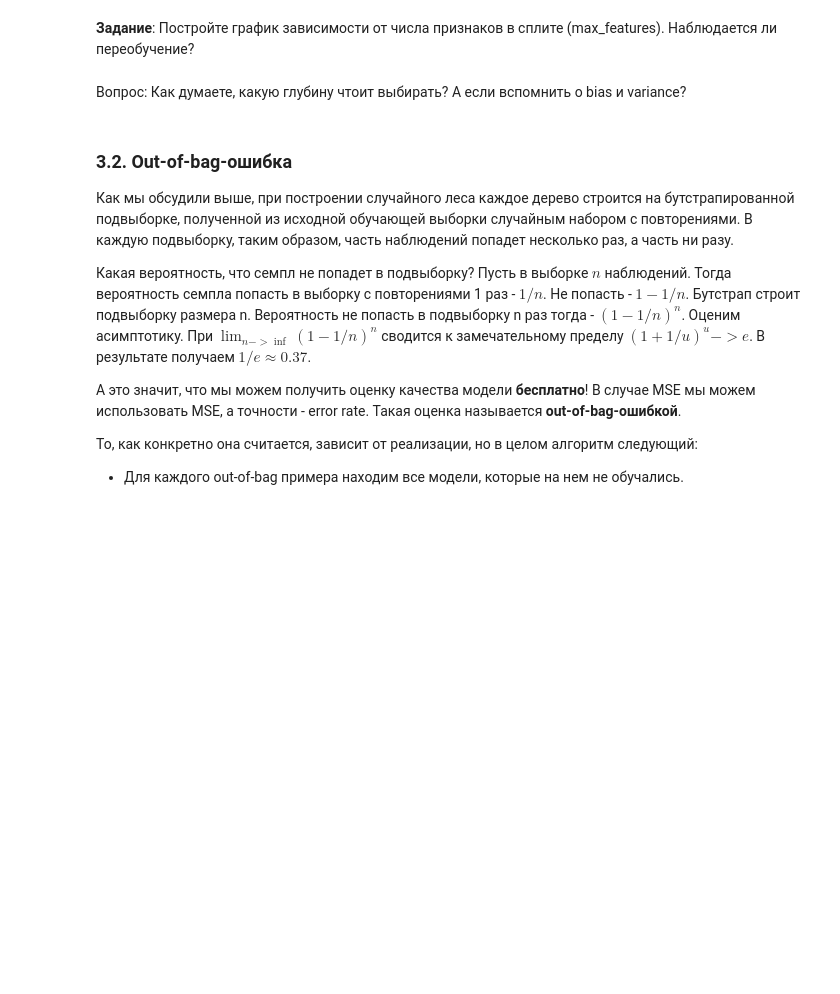
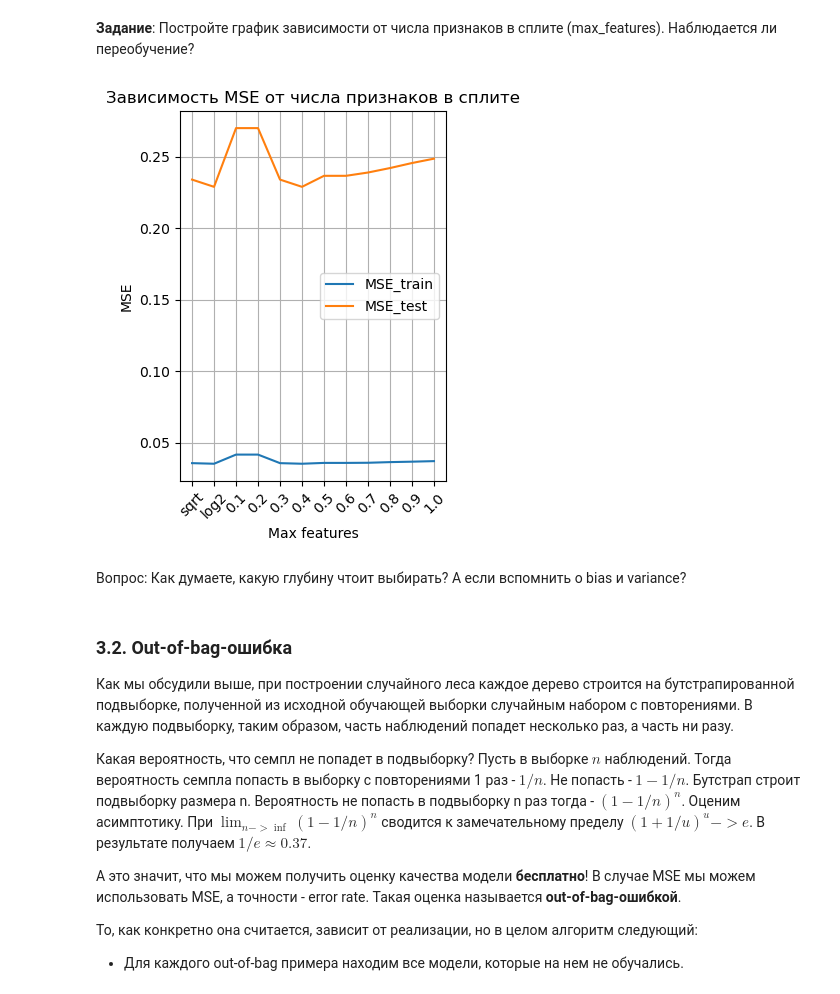
Before and after one commit to sweeteri/spbu-ai-fundamentals, a Jupyter notebook: practicum_9/random_forest.ipynb, the cells around one changed output. Cells and saved outputs as stored; diff of their text form; code cells hidden in the pictures; blank space fills up the shorter version.

```diff
--- a/practicum_9/random_forest.ipynb
+++ b/practicum_9/random_forest.ipynb
@@ -236,5 +433,40 @@ test_loss = []
 # %% [markdown]
 **Задание**: Постройте график зависимости от числа признаков в сплите (max_features). Наблюдается ли переобучение?
+# %%
+max_features_options = ['sqrt', 'log2'] + list(np.arange(0.1, 1.1, 0.1))
+train_loss_features = []
+test_loss_features = []
+features_labels = []
+
+for max_feat in max_features_options:
+    if isinstance(max_feat, str):
+        features_labels.append(max_feat)
+    else:
+        features_labels.append(str(round(max_feat, 1)))
+
+    rf = RandomForestRegressor(n_estimators=100,
+                             max_depth=50,
+                             max_features=max_feat,
+                             random_state=123,
+                             n_jobs=4)
+    rf.fit(X_train, y_train)
+    train_loss_features.append(mean_squared_error(y_train, rf.predict(X_train)))
+    test_loss_features.append(mean_squared_error(y_test, rf.predict(X_test)))
+
+plt.subplot(1, 2, 2)
+plt.title("Зависимость MSE от числа признаков в сплите")
+plt.grid()
+plt.plot(features_labels, train_loss_features, label="MSE_train")
+plt.plot(features_labels, test_loss_features, label="MSE_test")
+plt.ylabel("MSE")
+plt.xlabel("Max features")
+plt.xticks(rotation=45)
+plt.legend()
+
+plt.tight_layout()
+plt.show()
+# %% [output]
+[figure, added]
 # %% [markdown]
 Вопрос: Как думаете, какую глубину чтоит выбирать? А если вспомнить о bias и variance?
 # %% [markdown]
```
Also changed, not shown: parts of 15 cells of this notebook.
